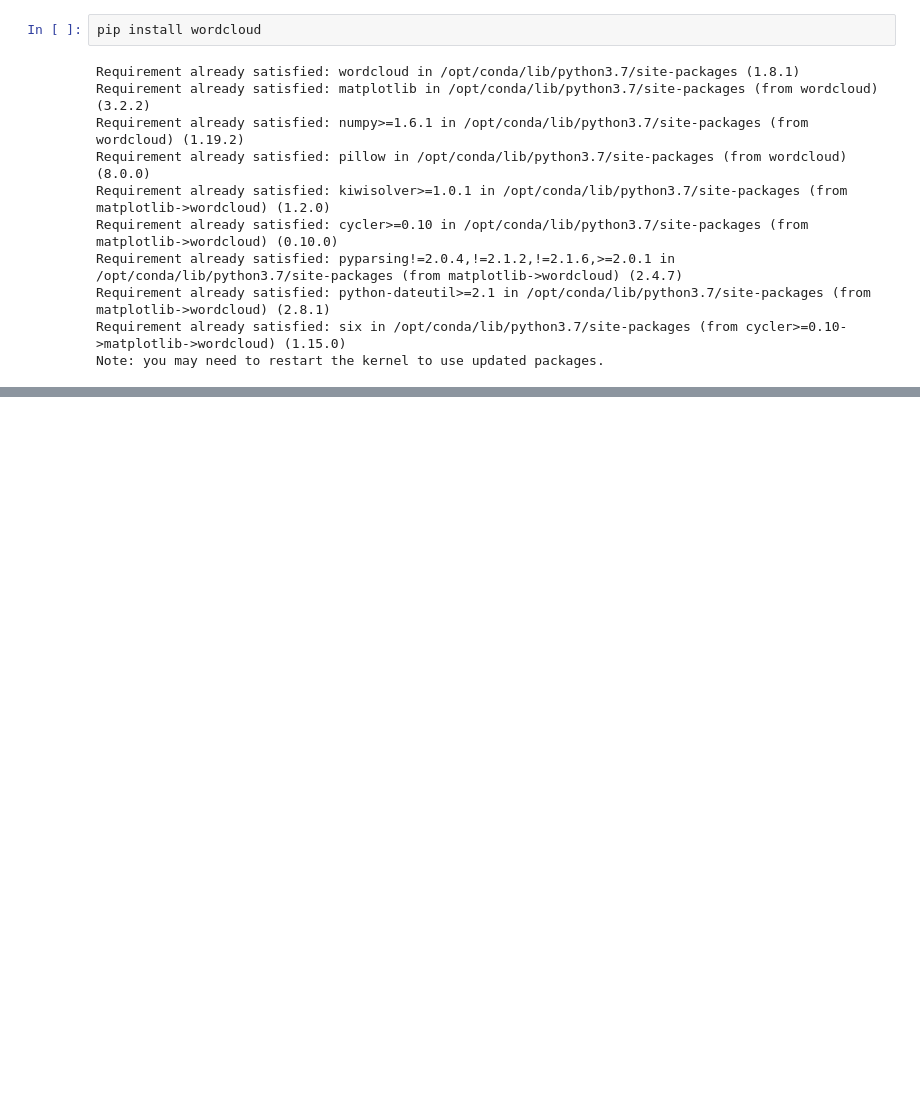
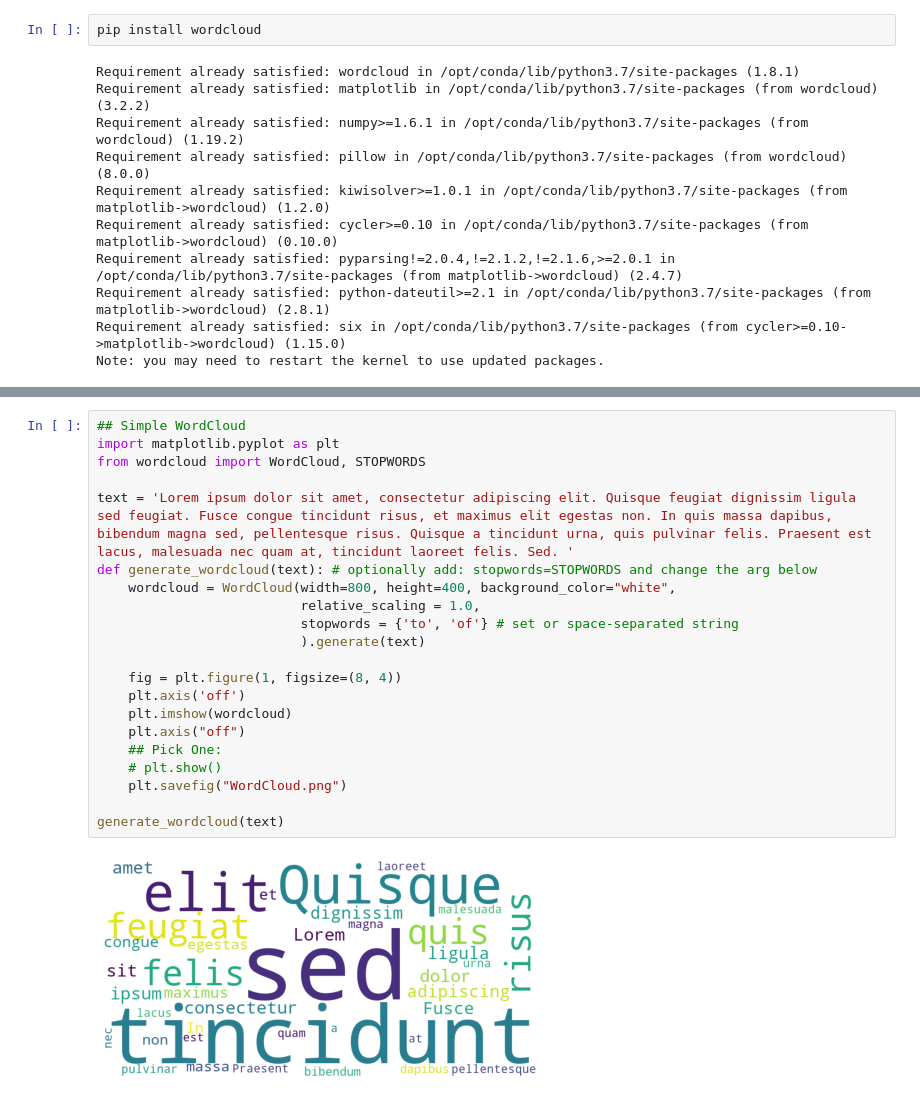
Before and after one commit to datasci4health-incubator/harena-semantics, a Jupyter notebook: notebooks/topic_modeling/word cloud.ipynb, the cells around one changed output, grey strips where cells are left out. Saved outputs shown, nothing was run; the diff lists cells and outputs as text; blank space fills up the shorter version.

```diff
--- a/notebooks/topic_modeling/word cloud.ipynb
+++ b/notebooks/topic_modeling/word cloud.ipynb
@@ -37,0 +14,23 @@ generate_wordcloud(text)
+# %%
+## Simple WordCloud
+import matplotlib.pyplot as plt
+from wordcloud import WordCloud, STOPWORDS
+
+text = 'Lorem ipsum dolor sit amet, consectetur adipiscing elit. Quisque feugiat dignissim ligula sed feugiat. Fusce congue tincidunt risus, et maximus elit egestas non. In quis massa dapibus, bibendum magna sed, pellentesque risus. Quisque a tincidunt urna, quis pulvinar felis. Praesent est lacus, malesuada nec quam at, tincidunt laoreet felis. Sed. '
+def generate_wordcloud(text): # optionally add: stopwords=STOPWORDS and change the arg below
+    wordcloud = WordCloud(width=800, height=400, background_color="white",
+                          relative_scaling = 1.0,
+                          stopwords = {'to', 'of'} # set or space-separated string
+                          ).generate(text)
+
+    fig = plt.figure(1, figsize=(8, 4))
+    plt.axis('off')
+    plt.imshow(wordcloud)
+    plt.axis("off")
+    ## Pick One:
+    # plt.show()
+    plt.savefig("WordCloud.png")
+
+generate_wordcloud(text)
+# %% [output]
+[figure, added]
```
Also changed, not shown: parts of 1 cell of this notebook, 51 other files.
